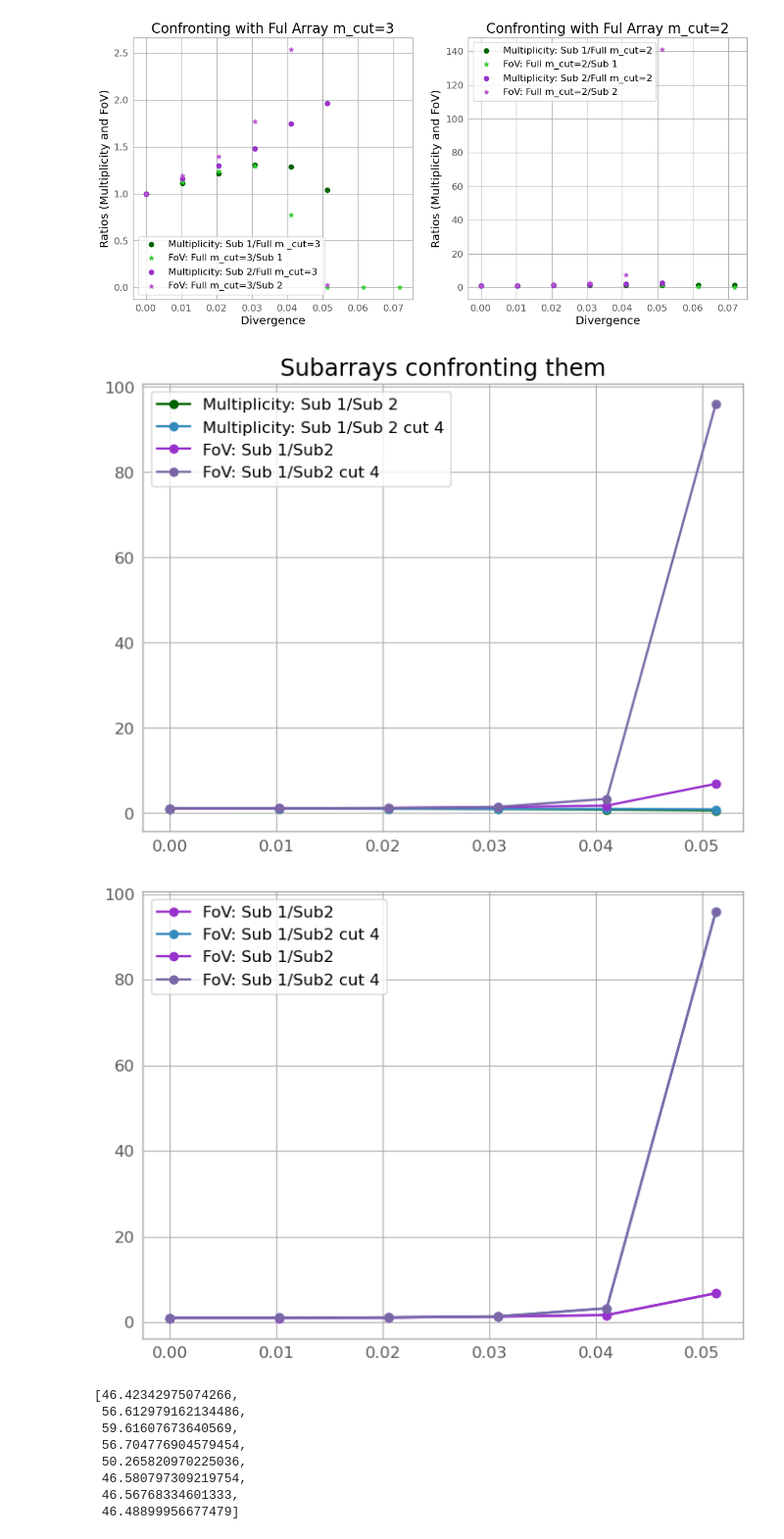
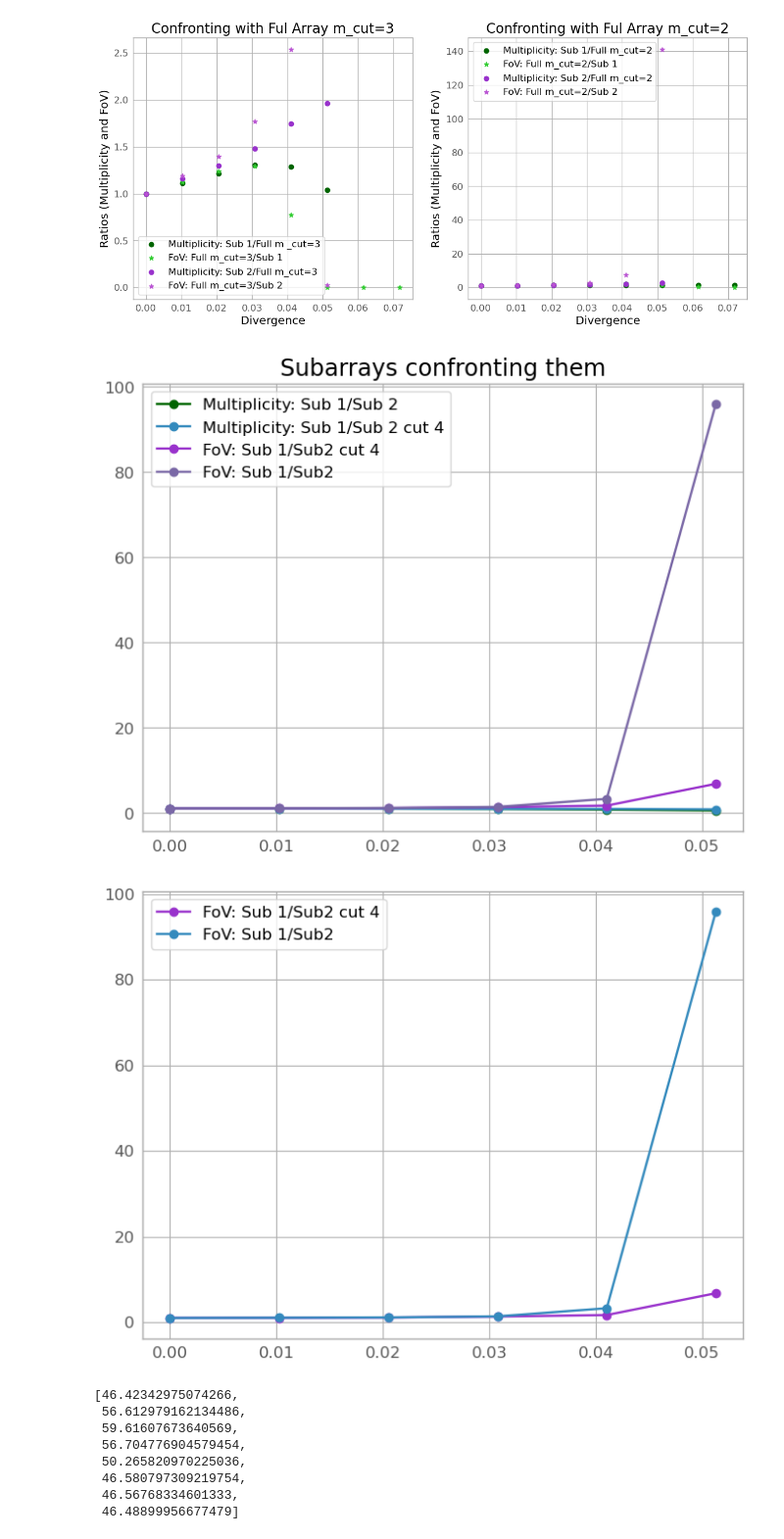
Before and after one commit to SamantaMorales/divtel, a Jupyter notebook: Confronting_full_vs_subarray.ipynb, the cells around one changed output. Shown at 98% size. Cells and saved outputs as stored; diff of their text form; code cells hidden in the pictures.

```diff
--- a/Confronting_full_vs_subarray.ipynb
+++ b/Confronting_full_vs_subarray.ipynb
@@ -1102,20 +1102,20 @@ plt.show()
 # %%
 plt.plot(div[:12], multiplicity_array[:12]/multiplicity_array_2[:12], label='Multiplicity: Sub 1/Sub 2', marker='o', color='darkgreen')
 plt.plot(div[:12], multiplicity_array_cut_4[:12]/multiplicity_array_2[:12], label='Multiplicity: Sub 1/Sub 2 cut 4', marker='o')
-plt.plot(div[:8],  FoV_array_cut_4[:8]/FoV_array_2[:8], label='FoV: Sub 1/Sub2',marker='o', color='darkorchid')
-plt.plot(div[:12],  FoV_array[:12]/FoV_array_2[:12], label='FoV: Sub 1/Sub2 cut 4',marker='o')
+plt.plot(div[:8],  FoV_array_cut_4[:8]/FoV_array_2[:8], label='FoV: Sub 1/Sub2 cut 4',marker='o', color='darkorchid')
+plt.plot(div[:12],  FoV_array[:12]/FoV_array_2[:12], label='FoV: Sub 1/Sub2',marker='o')
 plt.title("Subarrays confronting them")
 plt.legend()
 plt.show()
 # %% [output]
-[figure, old version]
+[figure, new version]
 # %%
-plt.plot(div[:8],  FoV_array_cut_4[:8]/FoV_array_2[:8], label='FoV: Sub 1/Sub2',marker='o', color='darkorchid')
-plt.plot(div[:12],  FoV_array[:12]/FoV_array_2[:12], label='FoV: Sub 1/Sub2 cut 4',marker='o')
+plt.plot(div[:8],  FoV_array_cut_4[:8]/FoV_array_2[:8], label='FoV: Sub 1/Sub2 cut 4',marker='o', color='darkorchid')
+plt.plot(div[:12],  FoV_array[:12]/FoV_array_2[:12], label='FoV: Sub 1/Sub2',marker='o')
 plt.legend()
 plt.show()
 # %% [output]
-[figure, old version]
+[figure, new version]
 # %%
 FoV_array_cut_4[:8]
 # %% [output]
```
